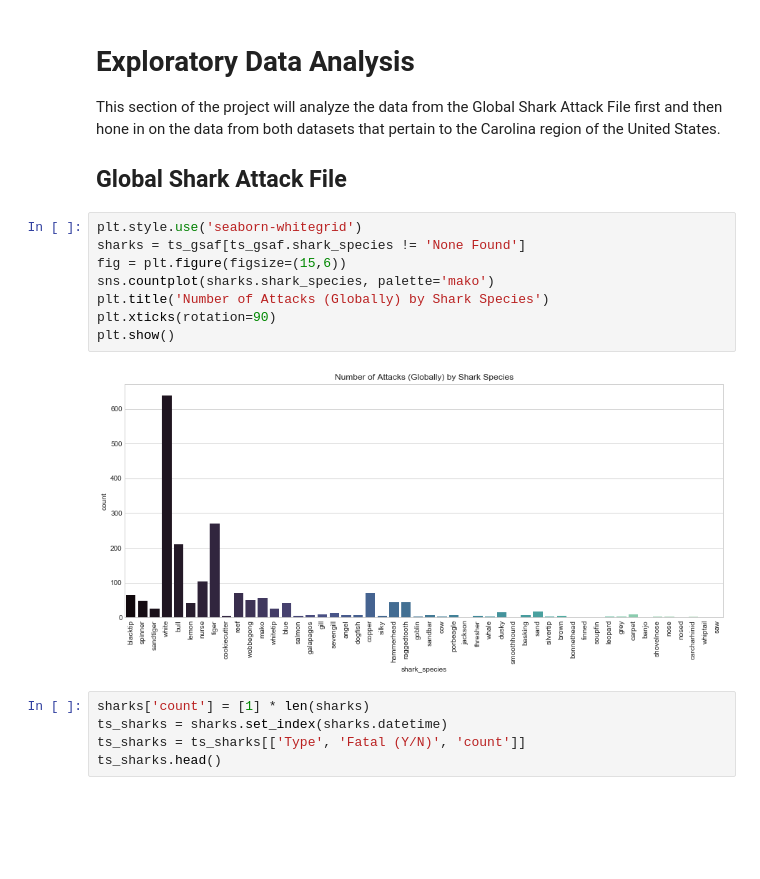
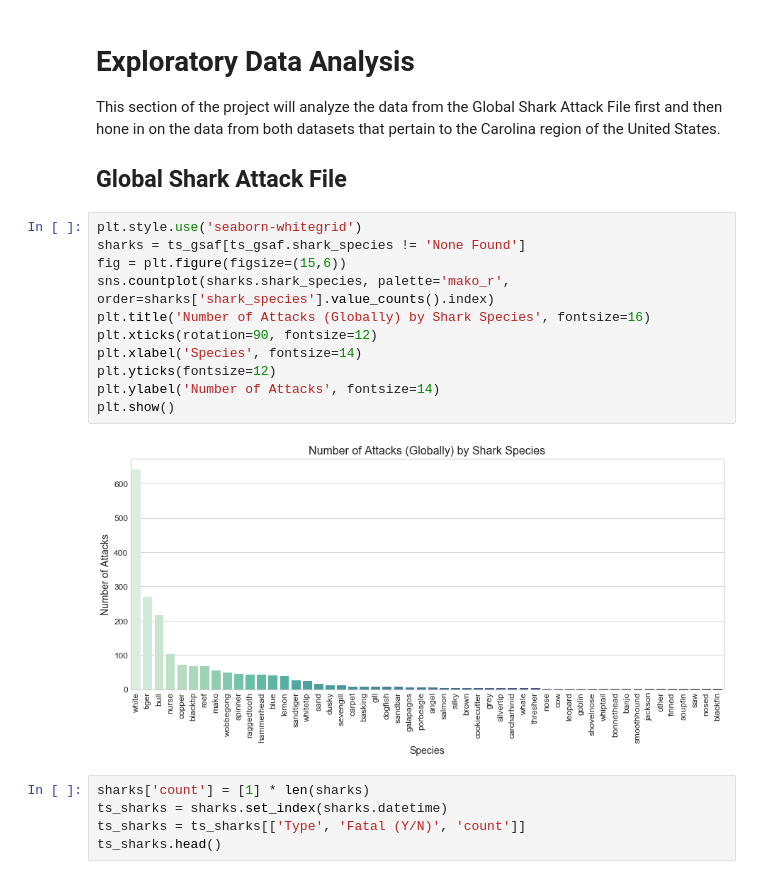
Before and after one commit to kpokrass/Shark_Attacks, a Jupyter notebook: shark_attacks.ipynb, the cells around one changed output. Drawn from its saved outputs; the diff is of its cells as text; blank space fills up the shorter version.

```diff
--- a/shark_attacks.ipynb
+++ b/shark_attacks.ipynb
@@ -629,13 +630,16 @@ This section of the project will analyze the data from the Global Shark Attack F
 # %%
 plt.style.use('seaborn-whitegrid')
 sharks = ts_gsaf[ts_gsaf.shark_species != 'None Found']
 fig = plt.figure(figsize=(15,6))
-sns.countplot(sharks.shark_species, palette='mako')
-plt.title('Number of Attacks (Globally) by Shark Species')
-plt.xticks(rotation=90)
+sns.countplot(sharks.shark_species, palette='mako_r', order=sharks['shark_species'].value_counts().index)
+plt.title('Number of Attacks (Globally) by Shark Species', fontsize=16)
+plt.xticks(rotation=90, fontsize=12)
+plt.xlabel('Species', fontsize=14)
+plt.yticks(fontsize=12)
+plt.ylabel('Number of Attacks', fontsize=14)
 plt.show()
 # %% [output]
-[figure, old version]
+[figure, new version]
 # %%
 sharks['count'] = [1] * len(sharks)
 ts_sharks = sharks.set_index(sharks.datetime)
```
Also changed, not shown: parts of 76 cells of this notebook.
